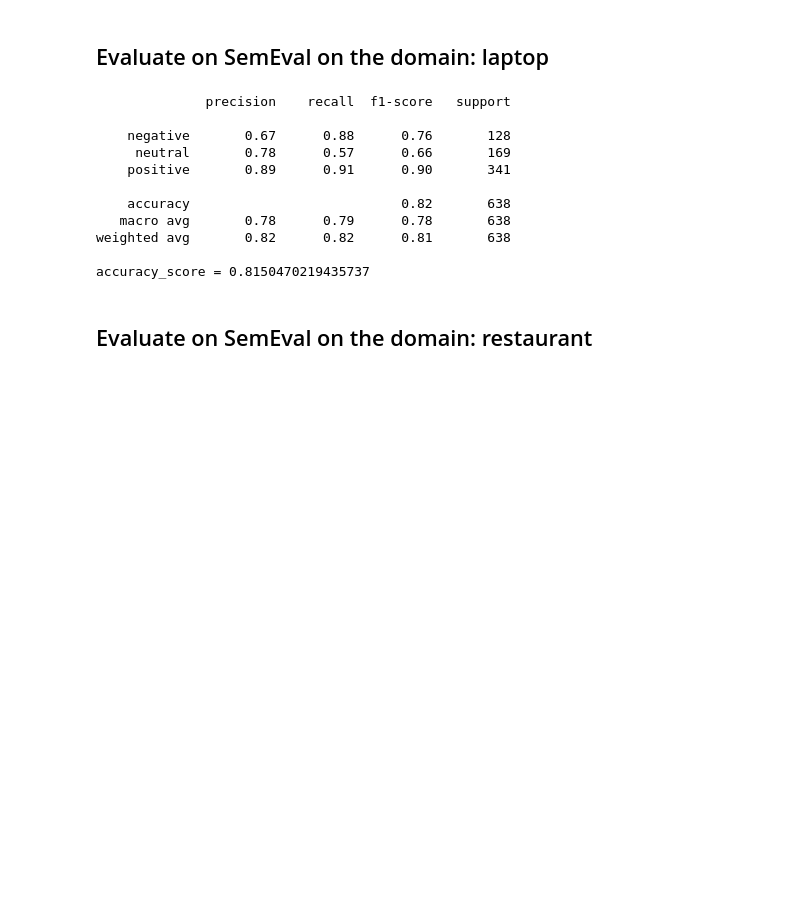
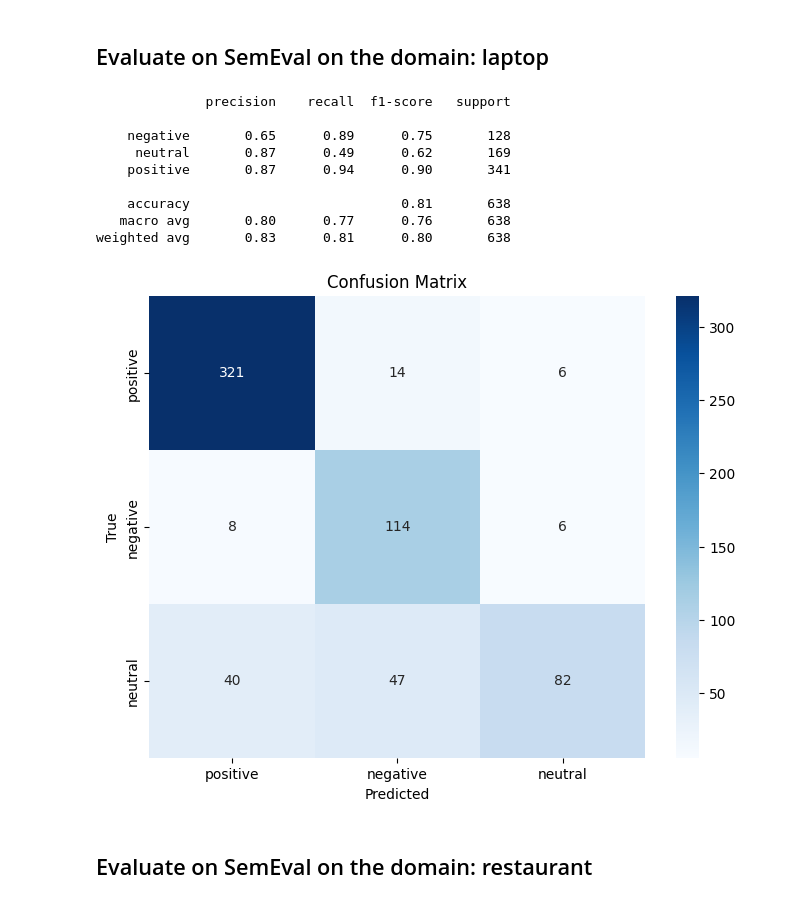
Before and after one commit to surabhiwaingankar/NeutralABSA, a Jupyter notebook: aspect-polarity-classification/Evaluation-Current-APC-models.ipynb, the cells around one changed output. Saved outputs shown, nothing was run; the diff lists cells and outputs as text; code cells hidden in the pictures; blank space fills up the shorter version.

```diff
--- a/aspect-polarity-classification/Evaluation-Current-APC-models.ipynb
+++ b/aspect-polarity-classification/Evaluation-Current-APC-models.ipynb
@@ -135,21 +189,0 @@ accuracy_score = 0.8577524893314367
-# %%
-from tqdm.auto import tqdm
-from sklearn.metrics import classification_report, accuracy_score
-
-
-labels = []
-predictions = []
-
-POLARITY_SET = set(['positive', 'negative', 'neutral'])
-
-for i, data in enumerate(tqdm(dataset_fabsa['test'])):
-    for term, polarity in data['labels']:
-        if polarity not in POLARITY_SET or term == '':
-            continue
-
-        prediction = classifier(data['text'], text_pair=term.split(': ')[-1])
-        predictions.append(prediction[0]['label'].lower())
-        labels.append(polarity)
-
-print(classification_report(labels, predictions))
-print(f"accuracy_score = {accuracy_score(labels, predictions)}")
@@ -202,4 +224,4 @@ It uses a trained Tk-base-pos-def model
 # Use a pipeline as a high-level helper
 from transformers import pipeline
 
-classifier = pipeline("text2text-generation", model="kevinscaria/atsc_tk-instruct-base-def-pos-neg-neut-combined", device='cuda')
+classifier = pipeline("text2text-generation", model="kevinscaria/atsc_tk-instruct-base-def-pos-neg-neut-combined", device='cpu')
@@ -271,42 +295,51 @@ text = "Apart from a few \"buffering moments\" ordering our shopping has never b
 ## Evaluate on SemEval on the domain: laptop
 # %%
 from tqdm.auto import tqdm
-from sklearn.metrics import classification_report, accuracy_score
+from sklearn.metrics import classification_report, confusion_matrix
+import seaborn as sns
+import matplotlib.pyplot as plt
 
 labels = []
 predictions = []
 
 for i, data in enumerate(tqdm(dataset_laptop['validation'])):
     for term, polarity in zip(data['aspects']['term'], data['aspects']['polarity']):
         if polarity == 'conflict':
             continue
         if term == '':
             pass
             # predictions.append('')
         else:
             aspect = term
             text = data['text']
             input_text = bos_instruction + text + sep_instruction + aspect + eos_instruction
             prediction = classifier(input_text, max_new_tokens=1)
             predictions.append(prediction[0]['generated_text'].lower())
             labels.append(polarity)
 
+print(classification_report(labels, predictions))
 
+# Confusion Matrix
+unique_labels = list(set(labels + predictions))  # Ensure labels cover both true and predicted
+conf_matrix = confusion_matrix(labels, predictions, labels=unique_labels)
 
-print(classification_report(labels, predictions))
-print(f"accuracy_score = {accuracy_score(labels, predictions)}")
+plt.figure(figsize=(8, 6))
+sns.heatmap(conf_matrix, annot=True, fmt='d', cmap='Blues', xticklabels=unique_labels, yticklabels=unique_labels)
+plt.xlabel("Predicted")
+plt.ylabel("True")
+plt.title("Confusion Matrix")
+plt.show()
 # %% [output]
               precision    recall  f1-score   support
 
-    negative       0.67      0.88      0.76       128
-     neutral       0.78      0.57      0.66       169
-    positive       0.89      0.91      0.90       341
+    negative       0.65      0.89      0.75       128
+     neutral       0.87      0.49      0.62       169
+    positive       0.87      0.94      0.90       341
 
-    accuracy                           0.82       638
-   macro avg       0.78      0.79      0.78       638
-weighted avg       0.82      0.82      0.81       638
-
-accuracy_score = 0.8150470219435737
+    accuracy                           0.81       638
+   macro avg       0.80      0.77      0.76       638
+weighted avg       0.83      0.81      0.80       638
+[figure, added]
 # %% [markdown]
 ## Evaluate on SemEval on the domain: restaurant
 # %%
```
Also changed, not shown: parts of 17 cells of this notebook.
